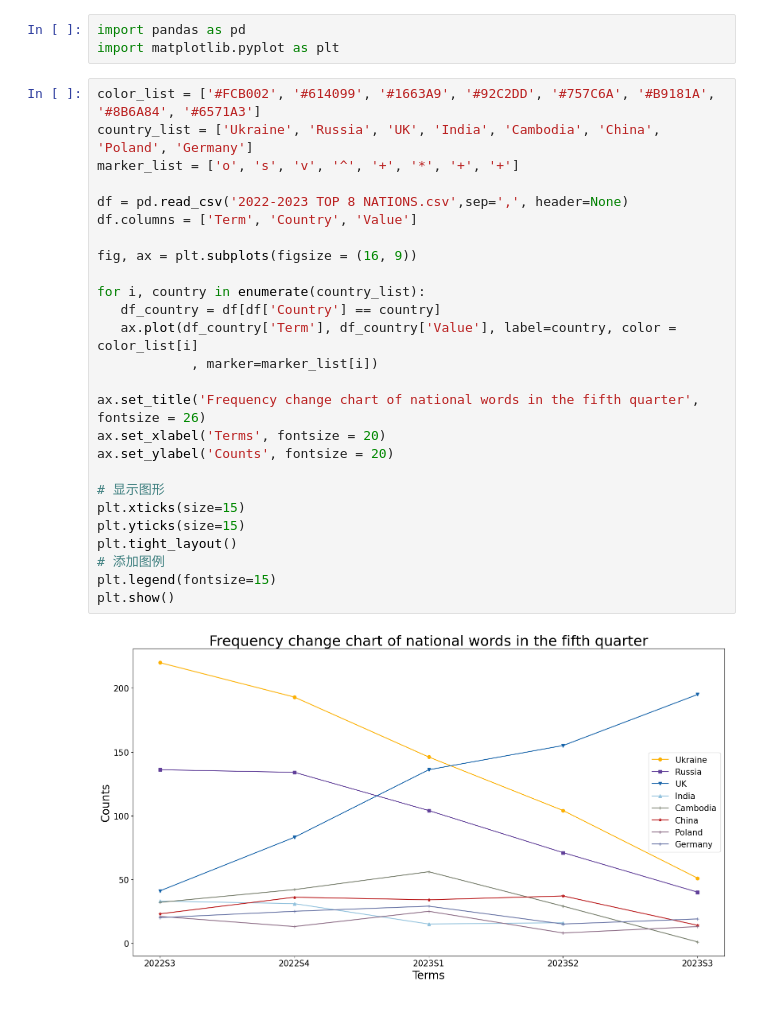
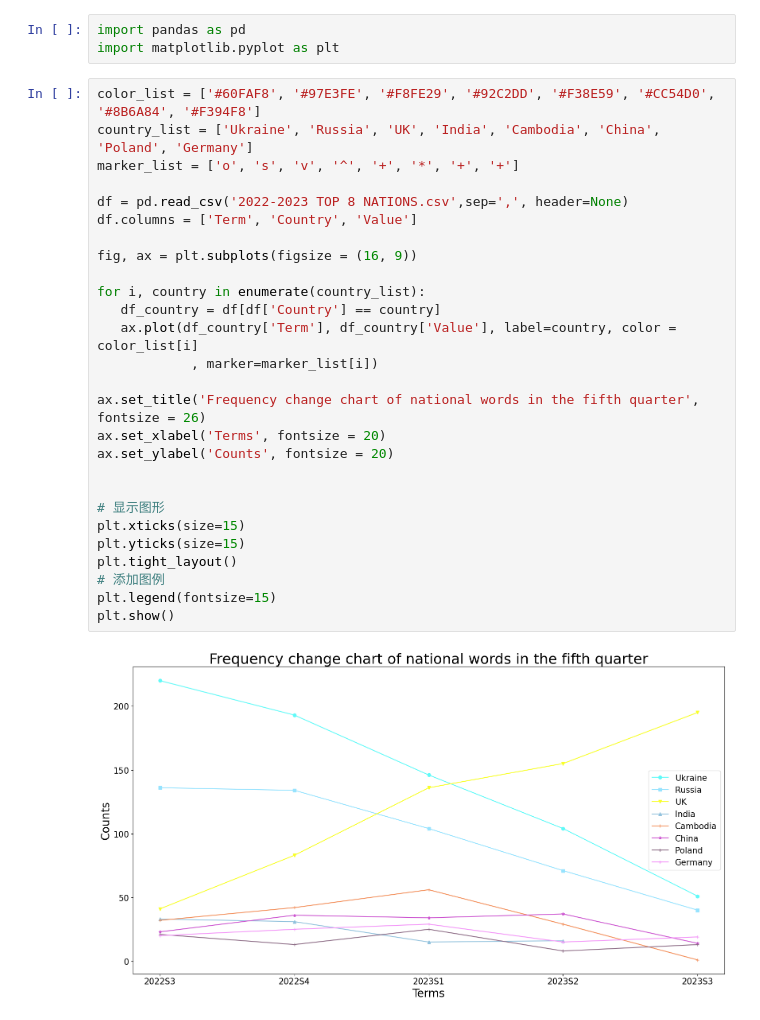
Before and after one commit to wychen-null/Keyword-analysis, a Jupyter notebook: output/analysis_nations/visualization_nations.ipynb, the cells around one changed output. Drawn from its saved outputs; the diff is of its cells as text.

```diff
--- a/output/analysis_nations/visualization_nations.ipynb
+++ b/output/analysis_nations/visualization_nations.ipynb
@@ -2,30 +2,31 @@
 import pandas as pd
 import matplotlib.pyplot as plt
 # %%
-color_list = ['#FCB002', '#614099', '#1663A9', '#92C2DD', '#757C6A', '#B9181A', '#8B6A84', '#6571A3']
+color_list = ['#60FAF8', '#97E3FE', '#F8FE29', '#92C2DD', '#F38E59', '#CC54D0', '#8B6A84', '#F394F8']
 country_list = ['Ukraine', 'Russia', 'UK', 'India', 'Cambodia', 'China', 'Poland', 'Germany']
 marker_list = ['o', 's', 'v', '^', '+', '*', '+', '+']
 
 df = pd.read_csv('2022-2023 TOP 8 NATIONS.csv',sep=',', header=None)
 df.columns = ['Term', 'Country', 'Value']
 
 fig, ax = plt.subplots(figsize = (16, 9))
 
 for i, country in enumerate(country_list):
    df_country = df[df['Country'] == country]
    ax.plot(df_country['Term'], df_country['Value'], label=country, color = color_list[i]
             , marker=marker_list[i])
 
 ax.set_title('Frequency change chart of national words in the fifth quarter', fontsize = 26)
 ax.set_xlabel('Terms', fontsize = 20)
 ax.set_ylabel('Counts', fontsize = 20)
 
+
 # 显示图形
 plt.xticks(size=15)
 plt.yticks(size=15)
 plt.tight_layout()
 # 添加图例
 plt.legend(fontsize=15)
 plt.show()
 # %% [output]
-[figure, old version]
+[figure, new version]
```
Also changed, not shown: 1 other file.
